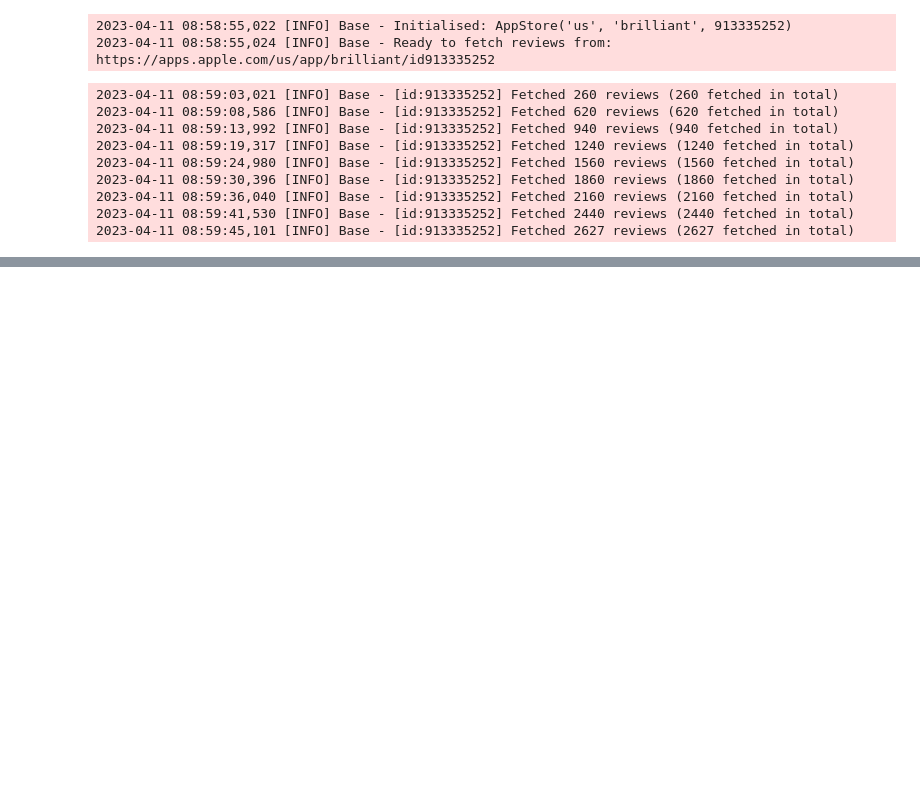
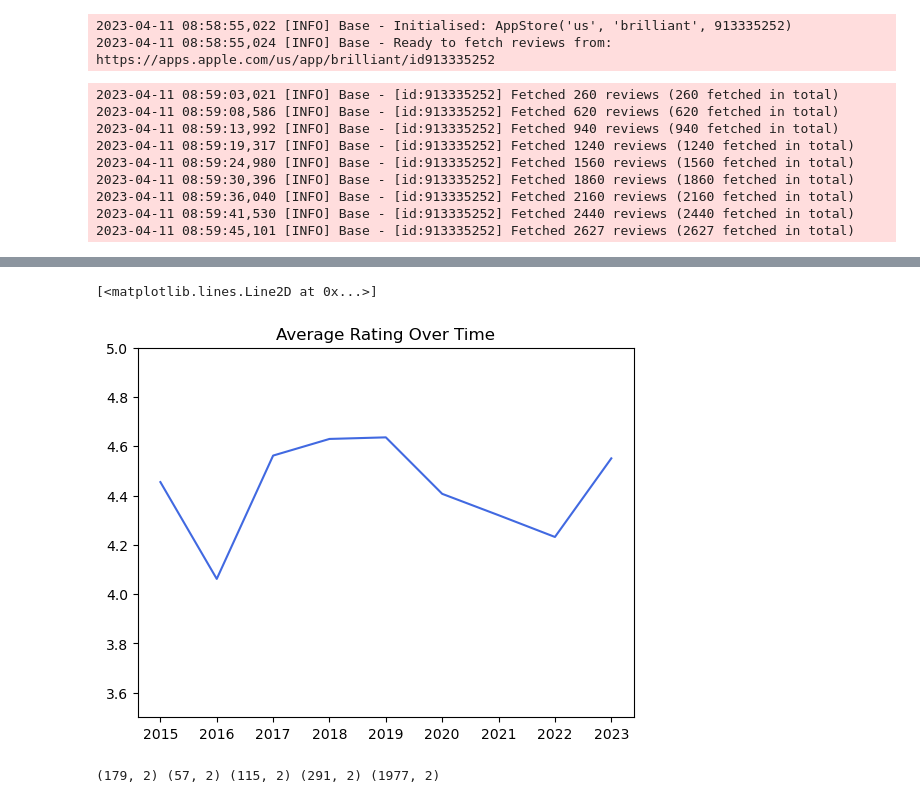
Before and after one commit to aileentang/brilliantanalysis, a Jupyter notebook: Brilliant.ipynb, the cells around one changed output, grey strips where cells are left out. Drawn from its saved outputs; the diff is of its cells as text; code cells hidden in the pictures; blank space fills up the shorter version.

```diff
--- a/Brilliant.ipynb
+++ b/Brilliant.ipynb
@@ -134,0 +160,12 @@ drawPieChart(year2023, 2023)
+# %%
+avgRating = []
+for year in allYears:
+    avgRating.append(sum(year['rating'])/len(year))
+
+# Plot Average Rating Over Time
+plt.ylim([3.5,5])
+plt.title("Average Rating Over Time")
+plt.plot(np.array(range(2015,2024)), np.array(avgRating), "royalblue")
+# %% [output]
+[<matplotlib.lines.Line2D at 0x...>]
+[figure, added]
@@ -134,0 +209,8 @@ drawPieChart(year2023, 2023)
+# %%
+print(oneStarReviews.shape,
+twoStarReviews.shape,
+threeStarReviews.shape,
+fourStarReviews.shape,
+fiveStarReviews.shape)
+# %% [output]
+(179, 2) (57, 2) (115, 2) (291, 2) (1977, 2)
```
Also changed, not shown: parts of 17 cells of this notebook.
